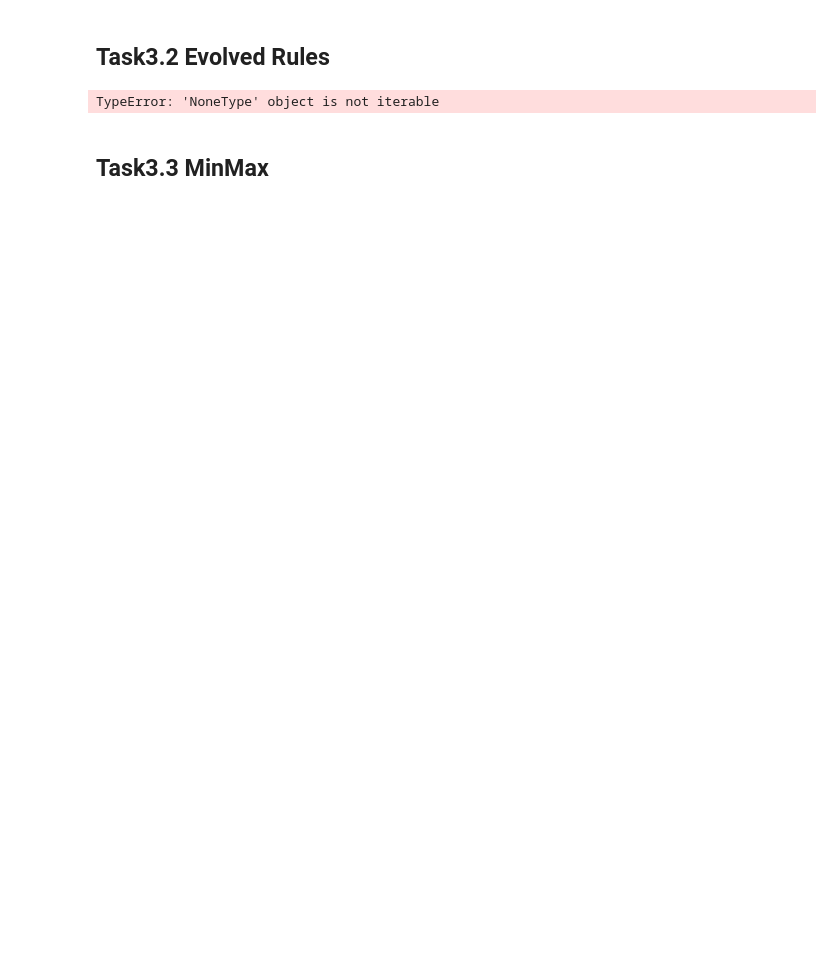
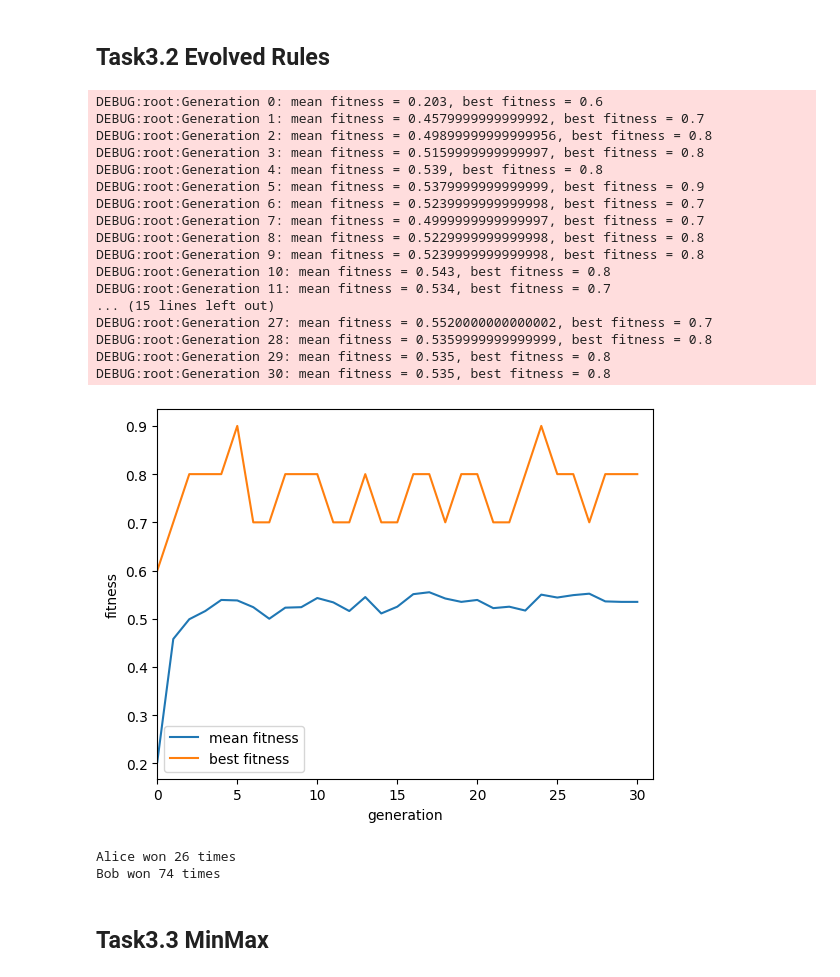
Before and after one commit to s295103/ci_2022_s295103, a Jupyter notebook: lab3/lab3_nim.ipynb, the cells around one changed output. Saved outputs shown, nothing was run; the diff lists cells and outputs as text; code cells hidden in the pictures; blank space fills up the shorter version.

```diff
--- a/lab3/lab3_nim.ipynb
+++ b/lab3/lab3_nim.ipynb
@@ -104,13 +105,13 @@ class Nim:
 
 
 def play(A:Player, B:Player, state:Nim) -> Player:
-    logging.debug(f"{state.rows} : initial state")
+    #logging.debug(f"{state.rows} : initial state")
     while not (A.loser or B.loser):
         A.ply(state)
-        logging.debug(f"{state.rows} : state after {A.name} ply")
+        #logging.debug(f"{state.rows} : state after {A.name} ply")
         if not A.loser:
             B.ply(state)
-            logging.debug(f"{state.rows} : state after {B.name} ply")
+            #logging.debug(f"{state.rows} : state after {B.name} ply")
     if A.loser:
         return B
     elif B.loser:
@@ -122,7 +123,11 @@ def match(A:Player, B:Player, state:Nim, n_games:int=1):
         initial_state = state.copy()
         A.flush_parameters()
         B.flush_parameters()
-        w = play(A, B, initial_state)
+        r = random.random()
+        if r <= 0.5:
+            w = play(A, B, initial_state)
+        else:
+            w = play(B, A, initial_state)
         winners.append((w.name, w.n_plies))
     return winners
 
@@ -218,3 +214,7 @@ OFFSPR_NUM = 10 # steady state model
+# %%
+GEN_NUM = 30
+POP_SIZE = 100
+OFFSPR_NUM = 5*POP_SIZE
 # %%
 class Genome:
     def __init__(self, pr_heap: list, pr_obj: list, step_size: float, fitness: float = None):
@@ -430,10 +442,36 @@ def evolve_nim_strategy(heaps: Nim, generations: int, pop_size: int, offspr_size
     plot_stats(stats)
 
     return max(population, key=lambda p: p.fitness)
-# %%
-solution = evolve_nim_strategy(Nim(N_HEAPS), GEN_NUM, POP_SIZE, OFFSPR_NUM)
-# %% [output]
-TypeError: 'NoneType' object is not iterable
+# %%
+heaps = Nim(N_HEAPS)
+solution = evolve_nim_strategy(heaps, GEN_NUM, POP_SIZE, OFFSPR_NUM)
+
+# test it on a match against a nim-sum strategy
+Alice = EvolutionalPlayer("Alice", solution, evolved_strategy)
+Bob = Player("Bob", nim_sum_strategy)
+winners = match( Alice, Bob, heaps, N_GAMES)
+print_match_result(Alice, Bob, winners)
+# %% [output]
+DEBUG:root:Generation 0: mean fitness = 0.203, best fitness = 0.6
+DEBUG:root:Generation 1: mean fitness = 0.4579999999999992, best fitness = 0.7
+DEBUG:root:Generation 2: mean fitness = 0.49899999999999956, best fitness = 0.8
+DEBUG:root:Generation 3: mean fitness = 0.5159999999999997, best fitness = 0.8
+DEBUG:root:Generation 4: mean fitness = 0.539, best fitness = 0.8
+DEBUG:root:Generation 5: mean fitness = 0.5379999999999999, best fitness = 0.9
+DEBUG:root:Generation 6: mean fitness = 0.5239999999999998, best fitness = 0.7
+DEBUG:root:Generation 7: mean fitness = 0.4999999999999997, best fitness = 0.7
+DEBUG:root:Generation 8: mean fitness = 0.5229999999999998, best fitness = 0.8
+DEBUG:root:Generation 9: mean fitness = 0.5239999999999998, best fitness = 0.8
+DEBUG:root:Generation 10: mean fitness = 0.543, best fitness = 0.8
+DEBUG:root:Generation 11: mean fitness = 0.534, best fitness = 0.7
+... (15 lines left out)
+DEBUG:root:Generation 27: mean fitness = 0.5520000000000002, best fitness = 0.7
+DEBUG:root:Generation 28: mean fitness = 0.5359999999999999, best fitness = 0.8
+DEBUG:root:Generation 29: mean fitness = 0.535, best fitness = 0.8
+DEBUG:root:Generation 30: mean fitness = 0.535, best fitness = 0.8
+[figure, added]
+Alice won 26 times
+Bob won 74 times
 # %% [markdown]
 ## Task3.3 MinMax
 # %%
```
Also changed, not shown: parts of 9 cells of this notebook.
